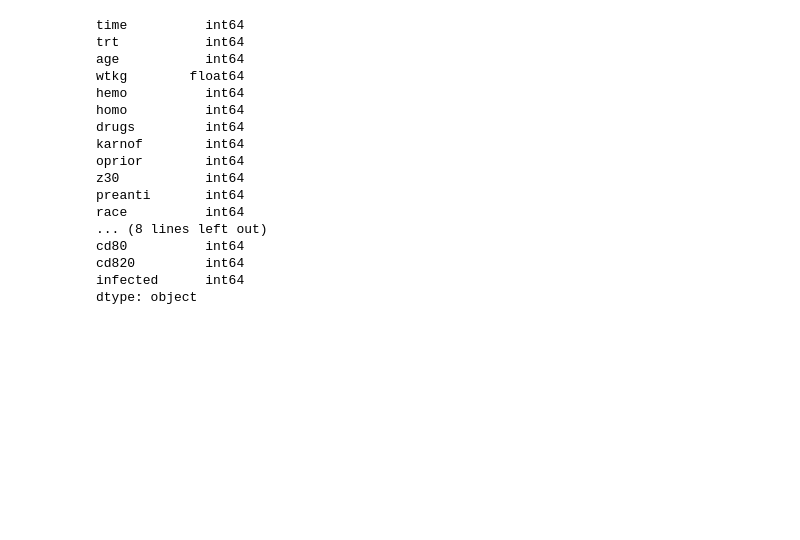
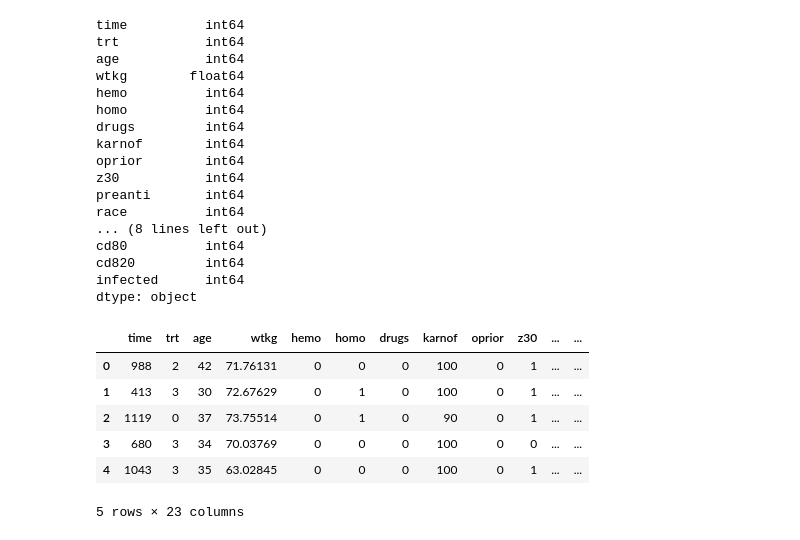
Before and after one commit to LucaTomei93/AIDS_VirusInfectionPrediction, a Jupyter notebook: main.ipynb, the cells around one changed output. Drawn from its saved outputs; the diff is of its cells as text; code cells hidden in the pictures; blank space fills up the shorter version.

```diff
--- a/main.ipynb
+++ b/main.ipynb
@@ -5,6 +8,6 @@ import matplotlib as plt
 # %%
 #LETTURA FILE CSV capire come rendere globale questa url
-url_AIDS_Classification = r'C:\Users\Luca\Desktop\Develhope\Project\AIDS_VirusInfectionPrediction\data\AIDS_Classification_5000.csv'
+url_AIDS_Classification = r'C:\Users\letiz\OneDrive\Desktop\DevelHope\projects\AIDS_VirusInfectionPrediction\data\AIDS_Classification_5000.csv'
 df = pd.read_csv(url_AIDS_Classification)
 print(df.head())
 # %% [output]
@@ -51,8 +106,16 @@ in modo da poterli identificare semplicemente
 #deve avere lo stesso numero di colonne rispetto al dataset originale oppure utilizza rename() di pandas
 # %%
 df.head()
-df_dummies = pd.get_dummies(df, columns=['hemo', 'homo'], drop_first=True)
+#df_dummies = pd.get_dummies(df, columns=['hemo', 'homo'], drop_first=True)
 #va completata con le altre dummy, son già intere, non è necessario
+# %% [output]
+|  | time | trt | age | wtkg | hemo | homo | drugs | karnof | oprior | z30 | ... | ... |
+| 0 | 988 | 2 | 42 | 71.76131 | 0 | 0 | 0 | 100 | 0 | 1 | ... | ... |
+| 1 | 413 | 3 | 30 | 72.67629 | 0 | 1 | 0 | 100 | 0 | 1 | ... | ... |
+| 2 | 1119 | 0 | 37 | 73.75514 | 0 | 1 | 0 | 90 | 0 | 1 | ... | ... |
+| 3 | 680 | 3 | 34 | 70.03769 | 0 | 0 | 0 | 100 | 0 | 0 | ... | ... |
+| 4 | 1043 | 3 | 35 | 63.02845 | 0 | 0 | 0 | 100 | 0 | 1 | ... | ... |
+5 rows × 23 columns
 # %%
 correlation_matrix = df.corr()
 print(correlation_matrix)
```
Also changed, not shown: parts of 8 cells of this notebook, 1 other file.
